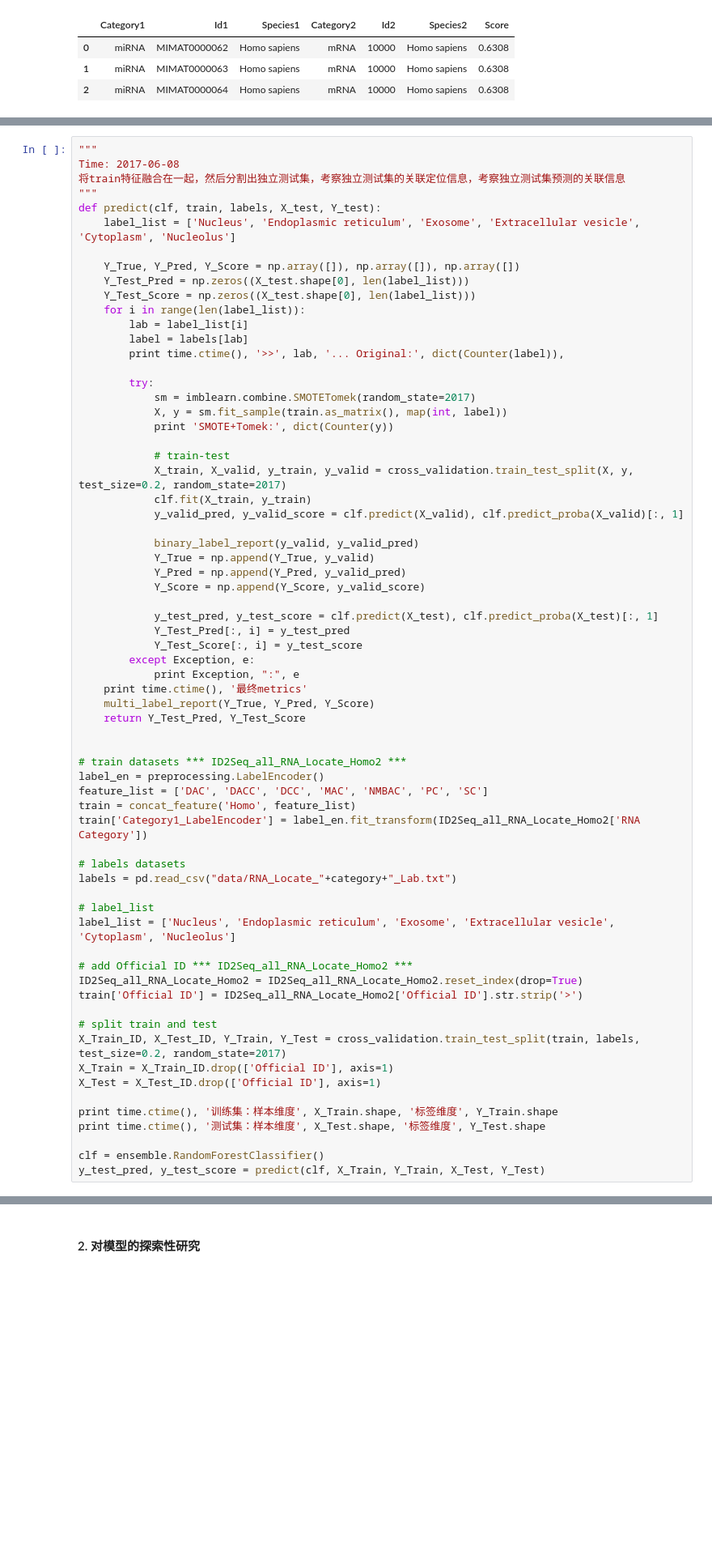
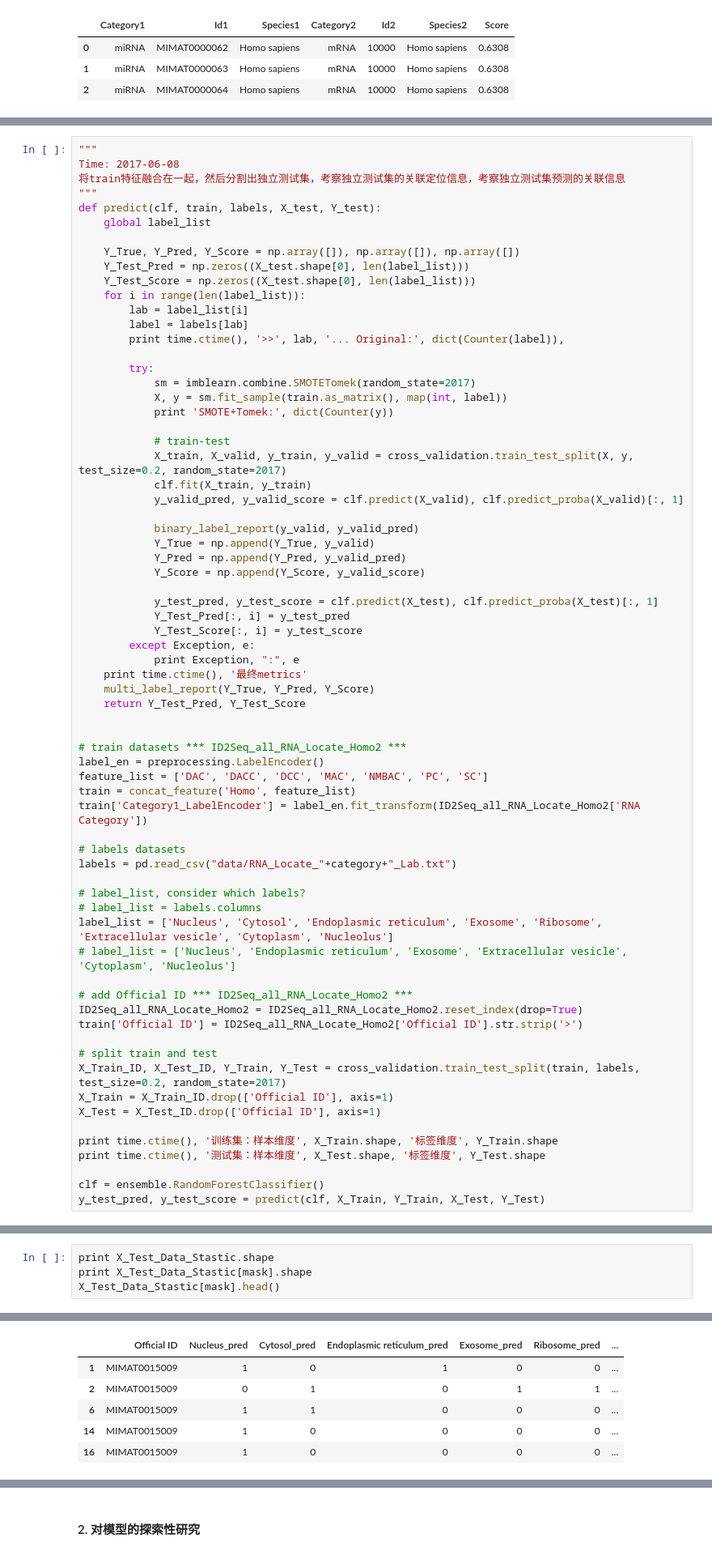
Before and after one commit to ShixiangWan/iPython-Laboratory, a Jupyter notebook: protein.ipynb, the cells around one changed output, grey strips where cells are left out. Shown at 81% size. Saved outputs shown, nothing was run; the diff lists cells and outputs as text; blank space fills up the shorter version.

```diff
--- a/protein.ipynb
+++ b/protein.ipynb
@@ -524,7 +510,7 @@ Time: 2017-06-08
 将train特征融合在一起，然后分割出独立测试集，考察独立测试集的关联定位信息，考察独立测试集预测的关联信息
 """
 def predict(clf, train, labels, X_test, Y_test):
-    label_list = ['Nucleus', 'Endoplasmic reticulum', 'Exosome', 'Extracellular vesicle', 'Cytoplasm', 'Nucleolus']
+    global label_list
 
     Y_True, Y_Pred, Y_Score = np.array([]), np.array([]), np.array([])
     Y_Test_Pred = np.zeros((X_test.shape[0], len(label_list)))
@@ -568,8 +554,10 @@ train['Category1_LabelEncoder'] = label_en.fit_transform(ID2Seq_all_RNA_Locate_H
 # labels datasets
 labels = pd.read_csv("data/RNA_Locate_"+category+"_Lab.txt")
 
-# label_list
-label_list = ['Nucleus', 'Endoplasmic reticulum', 'Exosome', 'Extracellular vesicle', 'Cytoplasm', 'Nucleolus']
+# label_list, consider which labels?
+# label_list = labels.columns
+label_list = ['Nucleus', 'Cytosol', 'Endoplasmic reticulum', 'Exosome', 'Ribosome', 'Extracellular vesicle', 'Cytoplasm', 'Nucleolus']
+# label_list = ['Nucleus', 'Endoplasmic reticulum', 'Exosome', 'Extracellular vesicle', 'Cytoplasm', 'Nucleolus']
 
 # add Official ID *** ID2Seq_all_RNA_Locate_Homo2 ***
 ID2Seq_all_RNA_Locate_Homo2 = ID2Seq_all_RNA_Locate_Homo2.reset_index(drop=True)
@@ -667,0 +752,5 @@ avg / total       0.76      0.23      0.21    524847
+# %%
+print X_Test_Data_Stastic.shape
+print X_Test_Data_Stastic[mask].shape
+X_Test_Data_Stastic[mask].head()
+# %% [output]
@@ -667,0 +759,6 @@ avg / total       0.76      0.23      0.21    524847
+|  | Official ID | Nucleus_pred | Cytosol_pred | Endoplasmic reticulum_pred | Exosome_pred | Ribosome_pred | ... |
+| 1 | MIMAT0015009 | 1 | 0 | 1 | 0 | 0 | ... |
+| 2 | MIMAT0015009 | 0 | 1 | 0 | 1 | 1 | ... |
+| 6 | MIMAT0015009 | 1 | 1 | 0 | 0 | 0 | ... |
+| 14 | MIMAT0015009 | 1 | 0 | 0 | 0 | 0 | ... |
+| 16 | MIMAT0015009 | 1 | 0 | 0 | 0 | 0 | ... |
```
Also changed, not shown: parts of 13 cells of this notebook.
